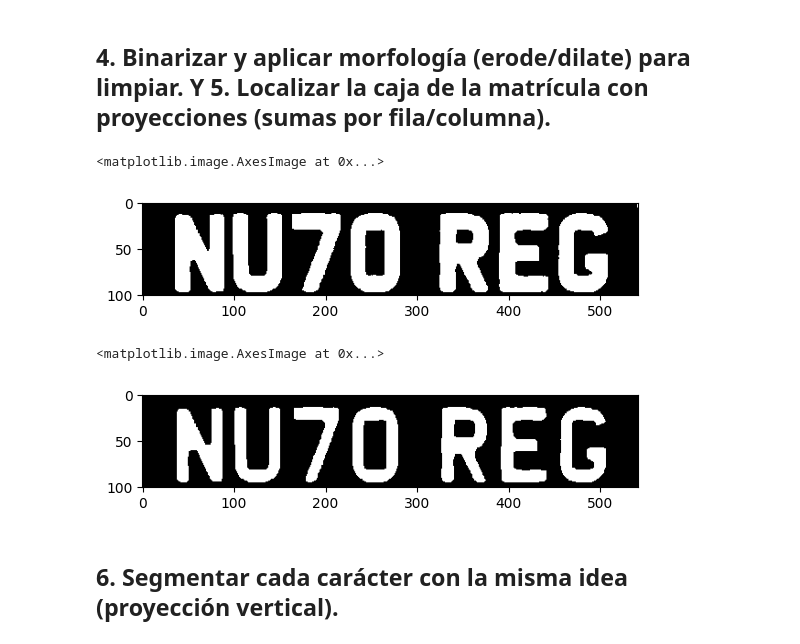
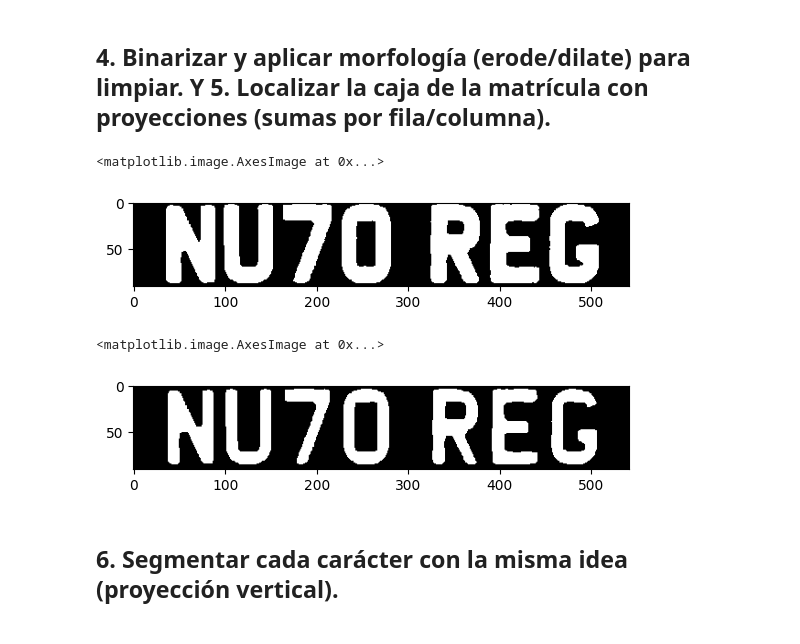
Before and after one commit to SantiCam123/Deteccion_Matriculas, a Jupyter notebook: enunciado_computer_vision.ipynb, the cells around one changed output. Saved outputs shown, nothing was run; the diff lists cells and outputs as text; code cells hidden in the pictures.

```diff
--- a/enunciado_computer_vision.ipynb
+++ b/enunciado_computer_vision.ipynb
@@ -182,35 +182,35 @@ line, thresh = cv2.threshold(res, 0, 255, cv2.THRESH_BINARY)
 m = (thresh > 0).astype(int)
 
 # 5. with the mask we add the white pixels in order to find the plate
 
 # sum horizontally the white pixels in each row
 sumas_filas = np.sum(m, axis=1)
 # ignore rows with less than 20% of the maximum white pixel count
 umbral_y = np.max(sumas_filas) * 0.20
 filas_validas = np.where(sumas_filas > umbral_y)[0]
 
 # keep the first and last valid rows
 y0, y1 = filas_validas[0], filas_validas[-1]
 
 # crop the binary mask to the valid rows
 m_recortada_horizontal = m[y0:y1, :]
 
 # same thing, but vertically
 sumas_columnas = np.sum(m_recortada_horizontal, axis=0)
 umbral_x = np.max(sumas_columnas) * 0.20
 cols_validas = np.where(sumas_columnas > umbral_x)[0]
 
 x0, x1 = cols_validas[0], cols_validas[-1]
 
-matricula_recortada = thresh[y0:y1 - 10, x0:x1]
+matricula_recortada = thresh[y0 + 10:y1 - 10, x0:x1]
 
 # invert the colors
 matricula_recortada = 255 - matricula_recortada
 
 plt.imshow(matricula_recortada, cmap='gray')
 # %% [output]
 <matplotlib.image.AxesImage at 0x...>
-[figure, old version]
+[figure, new version]
 # %%
 # 4. 5x5 kernel for morphological operations
 kernel = np.ones((5, 5), np.uint8)
@@ -221,7 +221,7 @@ erode = cv2.erode(matricula_recortada, kernel, iterations=1)
 plt.imshow(erode, cmap='gray')
 # %% [output]
 <matplotlib.image.AxesImage at 0x...>
-[figure, old version]
+[figure, new version]
 # %% [markdown]
 ## 6. Segmentar cada **carácter** con la misma idea (proyección vertical).
 # %%
```
Also changed, not shown: parts of 3 cells of this notebook, 7 other files.
